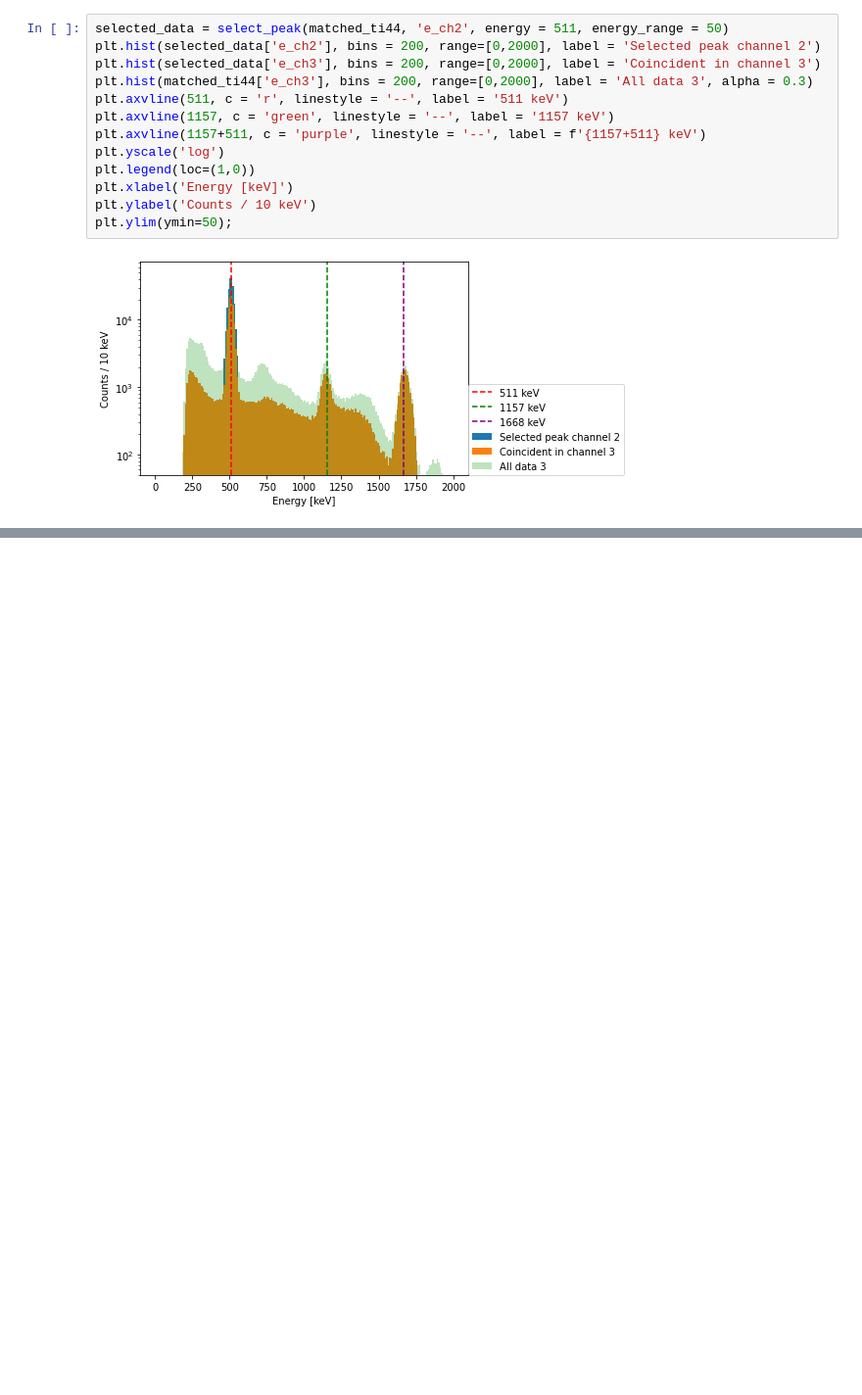
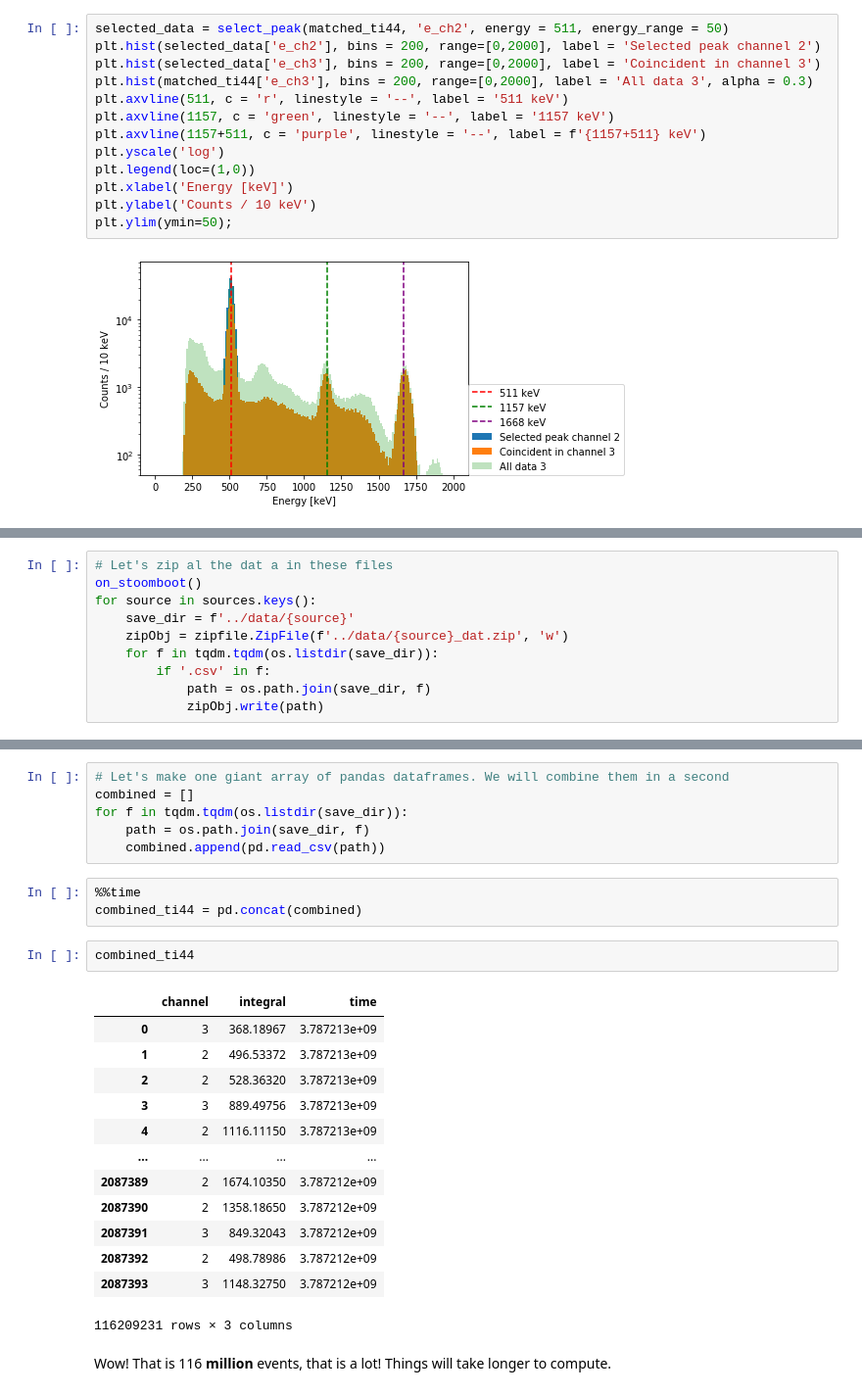
Before and after one commit to JoranAngevaare/RP2020, a Jupyter notebook: 01_coincidence_measurements/3. open_raw_root_and_ti44.ipynb, the cells around one changed output, grey strips where cells are left out. Shown at 98% size. Drawn from its saved outputs; the diff is of its cells as text; blank space fills up the shorter version.

```diff
--- a/01_coincidence_measurements/3. open_raw_root_and_ti44.ipynb
+++ b/01_coincidence_measurements/3. open_raw_root_and_ti44.ipynb
@@ -217,0 +282,10 @@ plt.ylim(ymin=50);
+# %%
+# Let's zip al the dat a in these files
+on_stoomboot()
+for source in sources.keys():
+    save_dir = f'../data/{source}'
+    zipObj = zipfile.ZipFile(f'../data/{source}_dat.zip', 'w')
+    for f in tqdm.tqdm(os.listdir(save_dir)):
+        if '.csv' in f:
+            path = os.path.join(save_dir, f)
+            zipObj.write(path)
@@ -217,0 +341,27 @@ plt.ylim(ymin=50);
+# %%
+# Let's make one giant array of pandas dataframes. We will combine them in a second
+combined = []
+for f in tqdm.tqdm(os.listdir(save_dir)):
+    path = os.path.join(save_dir, f)
+    combined.append(pd.read_csv(path))
+# %%
+%%time
+combined_ti44 = pd.concat(combined)
+# %%
+combined_ti44
+# %% [output]
+|  | channel | integral | time |
+| 0 | 3 | 368.18967 | 3.787213e+09 |
+| 1 | 2 | 496.53372 | 3.787213e+09 |
+| 2 | 2 | 528.36320 | 3.787213e+09 |
+| 3 | 3 | 889.49756 | 3.787213e+09 |
+| 4 | 2 | 1116.11150 | 3.787213e+09 |
+| ... | ... | ... | ... |
+| 2087389 | 2 | 1674.10350 | 3.787212e+09 |
+| 2087390 | 2 | 1358.18650 | 3.787212e+09 |
+| 2087391 | 3 | 849.32043 | 3.787212e+09 |
+| 2087392 | 2 | 498.78986 | 3.787212e+09 |
+| 2087393 | 3 | 1148.32750 | 3.787212e+09 |
+116209231 rows × 3 columns
+# %% [markdown]
+Wow! That is 116 **million** events, that is a lot! Things will take longer to compute.
```
Also changed, not shown: parts of 27 cells of this notebook, 1 other file.
